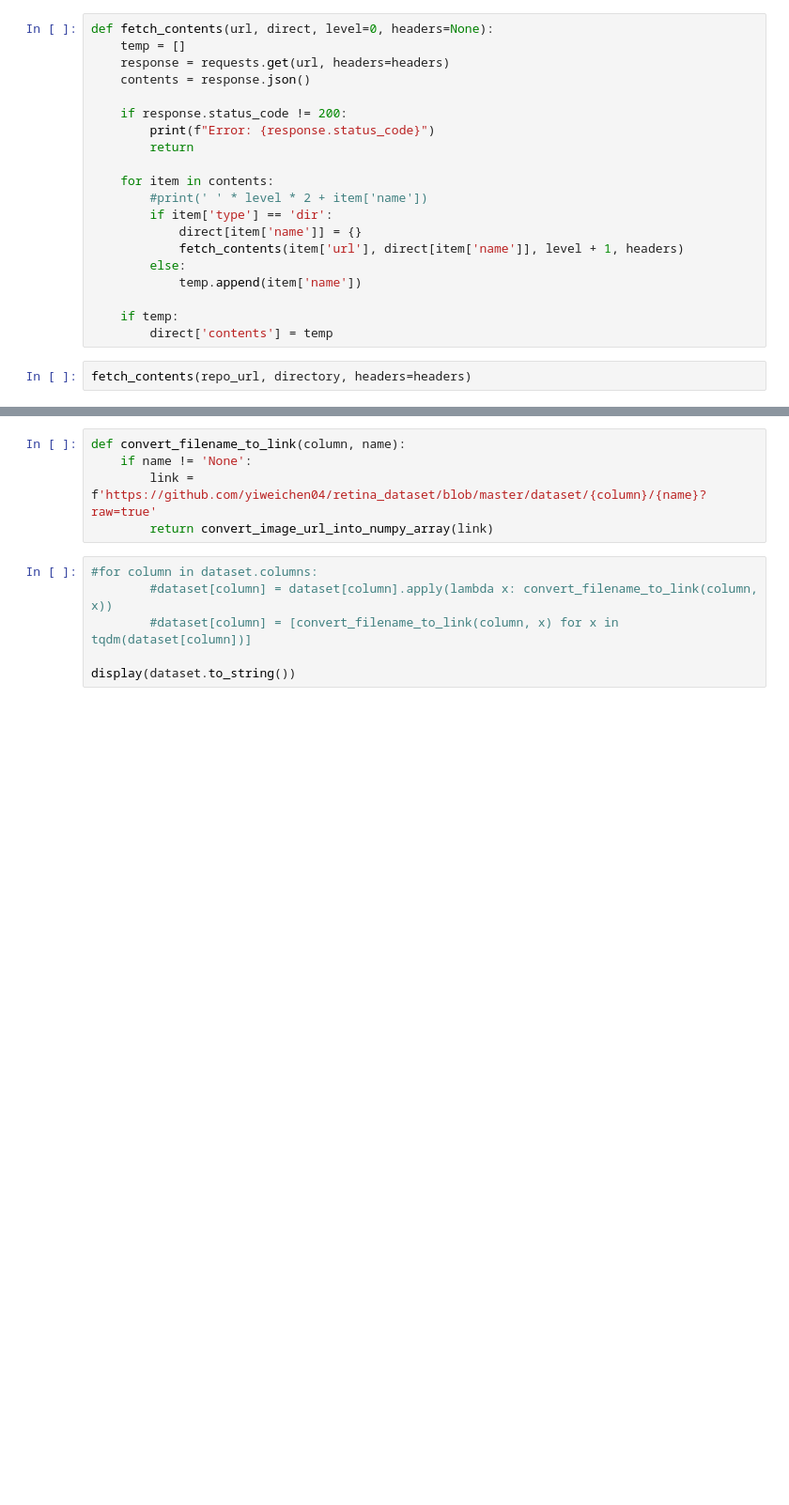
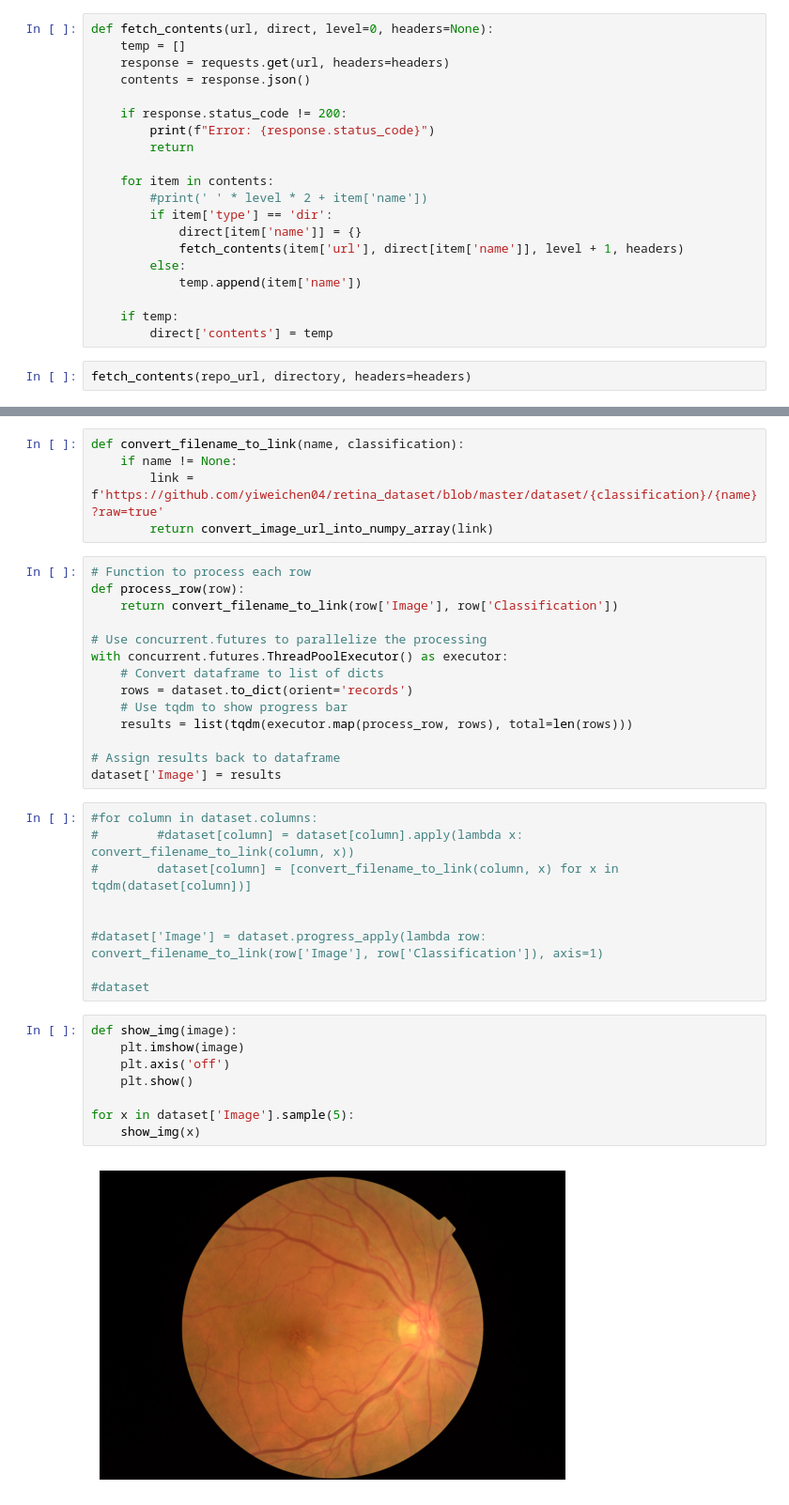
Before and after one commit to FranceRafaelSalacut/Replication_thesis, a Jupyter notebook: DED.ipynb, the cells around one changed output, grey strips where cells are left out. Shown at 94% size. Saved outputs shown, nothing was run; the diff lists cells and outputs as text; blank space fills up the shorter version.

```diff
--- a/DED.ipynb
+++ b/DED.ipynb
@@ -79,11 +125,38 @@ dataset.head(5)
 # %%
-def convert_filename_to_link(column, name):
-    if name != 'None':
-        link =  f'https://github.com/yiweichen04/retina_dataset/blob/master/dataset/{column}/{name}?raw=true'
+def convert_filename_to_link(name, classification):
+    if name != None:
+        link =  f'https://github.com/yiweichen04/retina_dataset/blob/master/dataset/{classification}/{name}?raw=true'
         return convert_image_url_into_numpy_array(link)
+# %%
+# Function to process each row
+def process_row(row):
+    return convert_filename_to_link(row['Image'], row['Classification'])
+
+# Use concurrent.futures to parallelize the processing
+with concurrent.futures.ThreadPoolExecutor() as executor:
+    # Convert dataframe to list of dicts
+    rows = dataset.to_dict(orient='records')
+    # Use tqdm to show progress bar
+    results = list(tqdm(executor.map(process_row, rows), total=len(rows)))
+
+# Assign results back to dataframe
+dataset['Image'] = results
 # %%
 #for column in dataset.columns:
-        #dataset[column] = dataset[column].apply(lambda x: convert_filename_to_link(column, x))
-        #dataset[column] = [convert_filename_to_link(column, x) for x in tqdm(dataset[column])]
+#        #dataset[column] = dataset[column].apply(lambda x: convert_filename_to_link(column, x))
+#        dataset[column] = [convert_filename_to_link(column, x) for x in tqdm(dataset[column])]
 
-display(dataset.to_string())
+
+#dataset['Image'] = dataset.progress_apply(lambda row: convert_filename_to_link(row['Image'], row['Classification']), axis=1)
+
+#dataset
+# %%
+def show_img(image):
+    plt.imshow(image)
+    plt.axis('off')
+    plt.show()
+
+for x in dataset['Image'].sample(5):
+    show_img(x)
+# %% [output]
+[figure, added]
```
Also changed, not shown: parts of 14 cells of this notebook.
